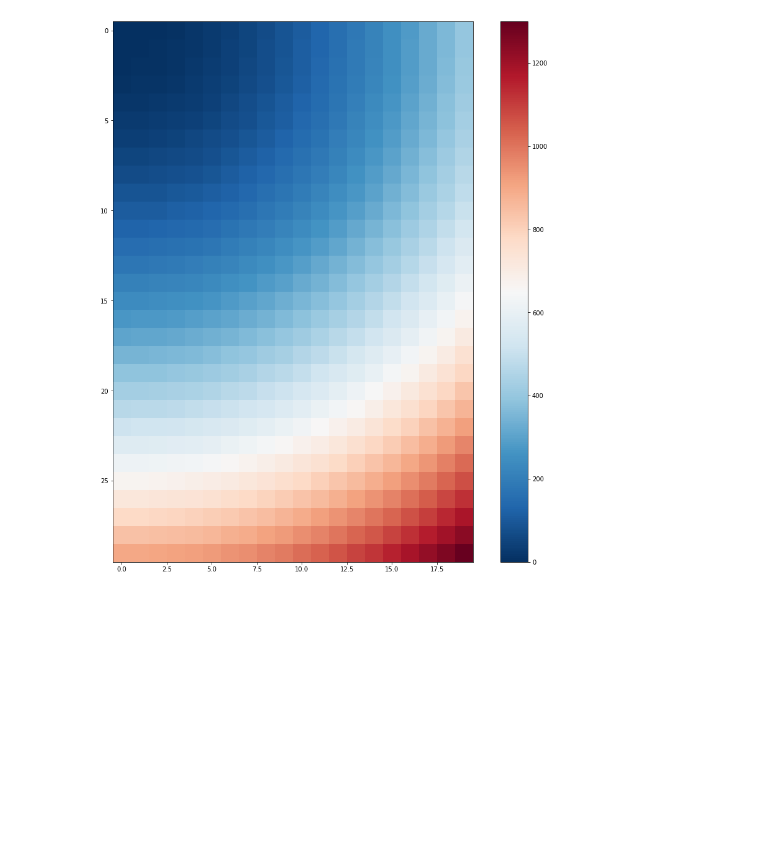
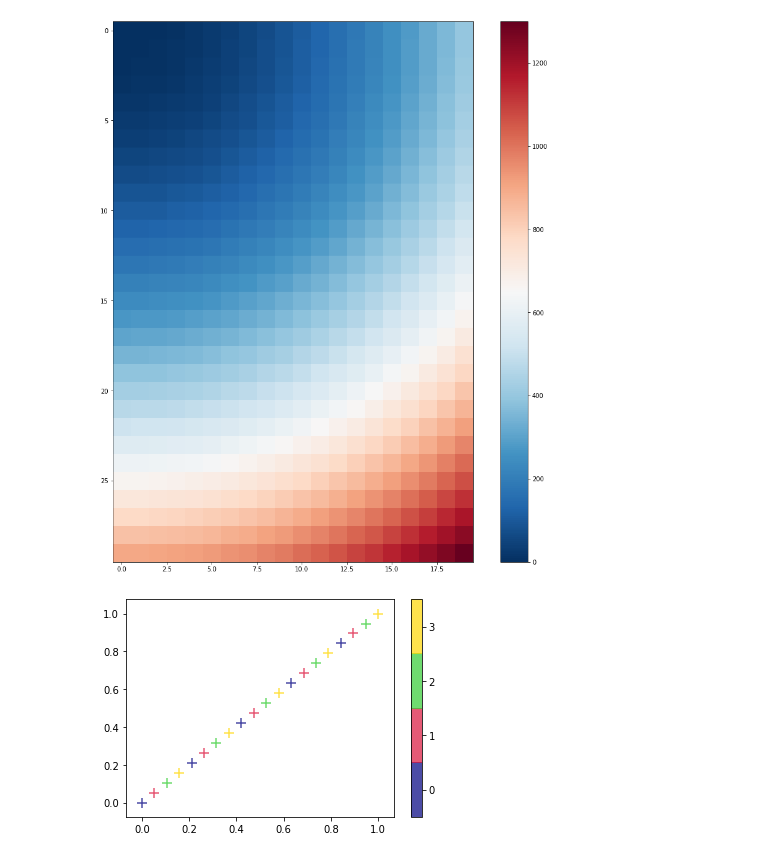
Before and after one commit to caumannerman/assignment-machine-learning, a Jupyter notebook: Untitled.ipynb, the cells around one changed output. Drawn from its saved outputs; the diff is of its cells as text; code cells hidden in the pictures; blank space fills up the shorter version.

```diff
--- a/Untitled.ipynb
+++ b/Untitled.ipynb
@@ -27,3 +27,24 @@ plt.colorbar()
 # %% [output]
 <matplotlib.colorbar.Colorbar at 0x...>
 [figure]
+# %%
+import numpy as np
+import matplotlib as mpl
+import matplotlib.pyplot as plt
+import pandas as pd
+
+df = pd.DataFrame({"x" : np.linspace(0,1,20),
+                   "y" : np.linspace(0,1,20),
+                   "cluster" : np.tile(np.arange(4),5)})
+
+cmap = mpl.colors.ListedColormap(["navy", "crimson", "limegreen", "gold"])
+norm = mpl.colors.BoundaryNorm(np.arange(-0.5,4), cmap.N)
+# %%
+fig, ax = plt.subplots()
+scatter = ax.scatter(x='x', y='y', c='cluster', marker='+',
+                cmap=cmap, norm=norm, s=100, edgecolor ='none', alpha=0.70)
+
+fig.colorbar(scatter, ticks=np.linspace(0,3,4))
+plt.show()
+# %% [output]
+[figure, added]
```
Also changed, not shown: 1 other file.
